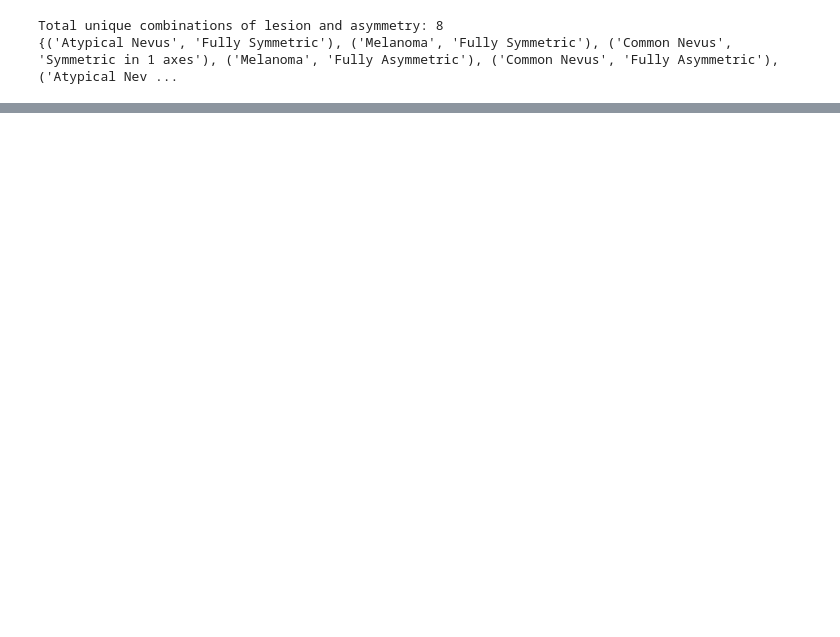
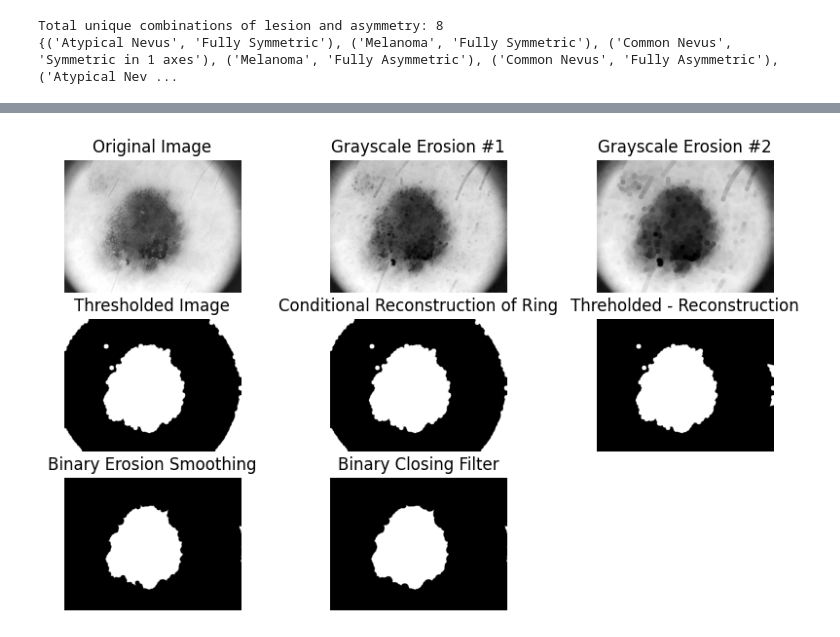
Before and after one commit to Rapuris/Medical-Image-Analysis-Spring-2024, a Jupyter notebook: skin.ipynb, the cells around one changed output, grey strips where cells are left out. Saved outputs shown, nothing was run; the diff lists cells and outputs as text; code cells hidden in the pictures; blank space fills up the shorter version.

Commit message:
Cleaned up code, about to make modification to ring

```diff
--- a/skin.ipynb
+++ b/skin.ipynb
@@ -106,0 +78,88 @@ Discrete Disk:
+# %%
+def generate_discrete_disk(radius):
+    diameter = 2 * radius + 1
+    center = radius
+
+    # Generate a grid of coordinates
+    x, y = np.meshgrid(np.arange(diameter), np.arange(diameter))
+
+    # Calculate the distance from each point to the center
+    distances = np.sqrt((x - center)**2 + (y - center)**2)
+
+    # Create a mask for the disk
+    disk_mask = (distances <= radius).astype(np.uint8)
+
+    return disk_mask
+def conditional_reconstruction(im, marker, b, num_iter = 10):
+    for i in range(num_iter):
+        temp = cv2.dilate(marker, b)
+        marker = cv2.bitwise_and(im.astype(np.uint8), temp.astype(np.uint8))
+    return marker
+def plot_and_title(im, subplot_id, title):
+    plt.subplot(subplot_id)
+    plt.imshow(im, cmap = "gray")
+    plt.title(title)
+    plt.axis('off')
+def mask_segmentation(im, disp = False):
+    # Initialize structural elements
+    disk = generate_discrete_disk(5)
+    big_disk = generate_discrete_disk(10)
+
+    mask_steps = list()                             # List of intermediary steps, used for display purposes only
+    mask = cv2.cvtColor(im, cv2.COLOR_BGR2GRAY)     # Initialize mask.
+    mask_steps.append(mask)
+
+    # Step 1: Use repeated grayscale erosion to smooth out color variation
+    mask = cv2.erode(mask, disk)
+    mask_steps.append(mask)
+    mask = cv2.erode(mask, disk)
+    mask_steps.append(mask)
+
+    # Step 2: Perform an initial thresholding operation in order to generate a binary approximation
+    _, mask = cv2.threshold(mask, 0, 255, cv2.THRESH_OTSU + cv2.THRESH_BINARY_INV)
+    mask_steps.append(mask)
+
+    # Step 3: Perform conditional reconstruction using the edge as a marker to get rid of ring edge artifact
+    edge_marker = np.zeros(mask.shape)
+    edge_marker[0, 0] = 1
+    edge_marker[-1, 0] = 1
+    edge_marker[0, -1] = 1
+    edge_marker[-1,-1] = 1
+    recon = conditional_reconstruction(mask, edge_marker, big_disk, num_iter = 20)
+    mask_steps.append(mask)
+
+    # Step 4: Remove edge artifact by subtracting the conditional reconstruction from the original mask
+    mask = mask == cv2.bitwise_not(recon.astype(np.uint8))
+    mask_steps.append(mask)
+
+    # Step 5: Smooth the binary mask with an erosion. This has the added benefit of reducing the size of
+    #         segmented regions, making small artificial regions easy to filter out in the later steps
+    mask = cv2.morphologyEx(mask.astype(np.uint8), cv2.MORPH_ERODE, big_disk)
+    mask_steps.append(mask)
+
+    # Step 6: Smooth the binary mask with a dilation to restore some of the original size
+    # mask = cv2.morphologyEx(mask.astype(np.uint8), cv2.MORPH_DILATE, disk)
+    # mask_steps.append(mask)
+
+    # Step 7: Filter out small foreground shapes with a binary closing.
+    mask = cv2.morphologyEx(mask.astype(np.uint8), cv2.MORPH_CLOSE, generate_discrete_disk(15))
+    mask_steps.append(mask)
+    # Plot each intermediary step
+    if (disp == True):
+        plt.figure(figsize=(10, 6))
+        plot_and_title(mask_steps[0], 331, "Original Image")
+        plot_and_title(mask_steps[1], 332, "Grayscale Erosion #1")
+        plot_and_title(mask_steps[2], 333, "Grayscale Erosion #2")
+        plot_and_title(mask_steps[3], 334, "Thresholded Image")
+        plot_and_title(mask_steps[4], 335, "Conditional Reconstruction of Ring")
+        plot_and_title(mask_steps[5], 336, "Threholded - Reconstruction")
+        plot_and_title(mask_steps[6], 337, "Binary Erosion Smoothing")
+        plot_and_title(mask_steps[7], 338, "Binary Closing Filter")
+
+    return mask
+
+mask = mask_segmentation(images[121], disp = True)
+mask = mask_segmentation(images[100], disp = True)
+mask = mask_segmentation(images[4], disp = True)
+# %% [output]
+[figure, added]
```
Also changed, not shown: parts of 11 cells of this notebook.
